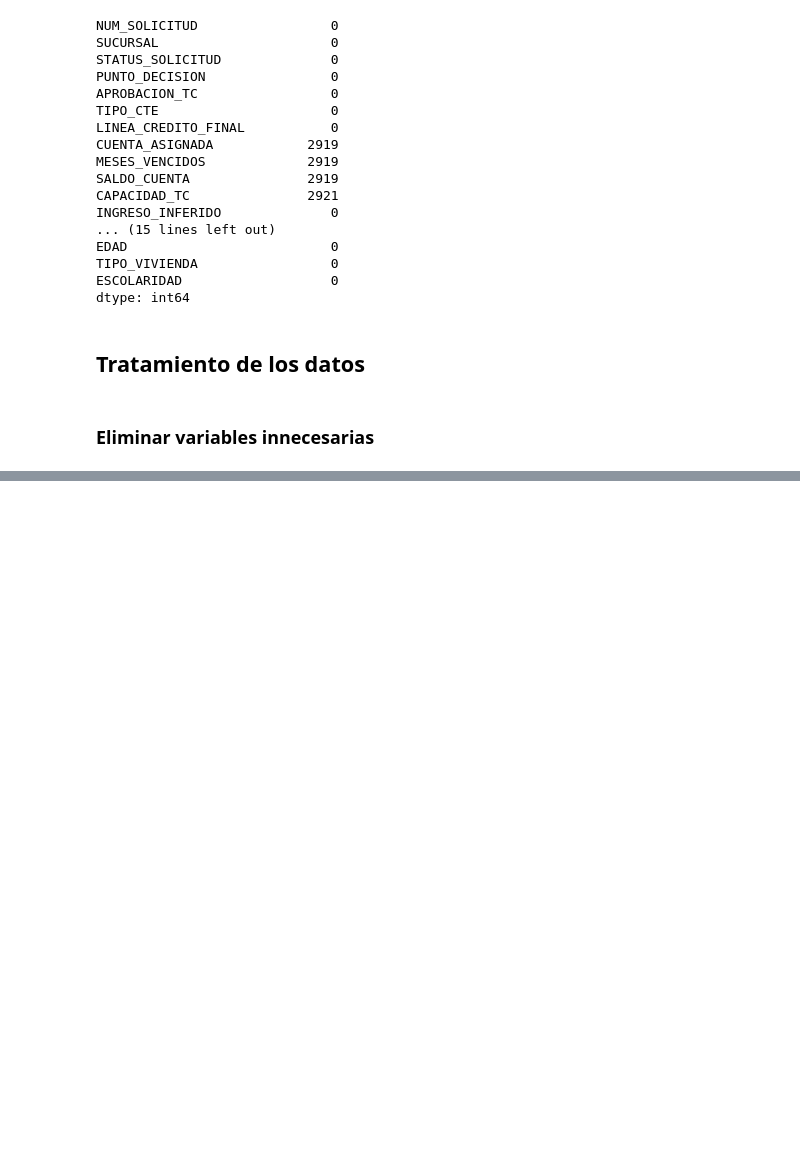
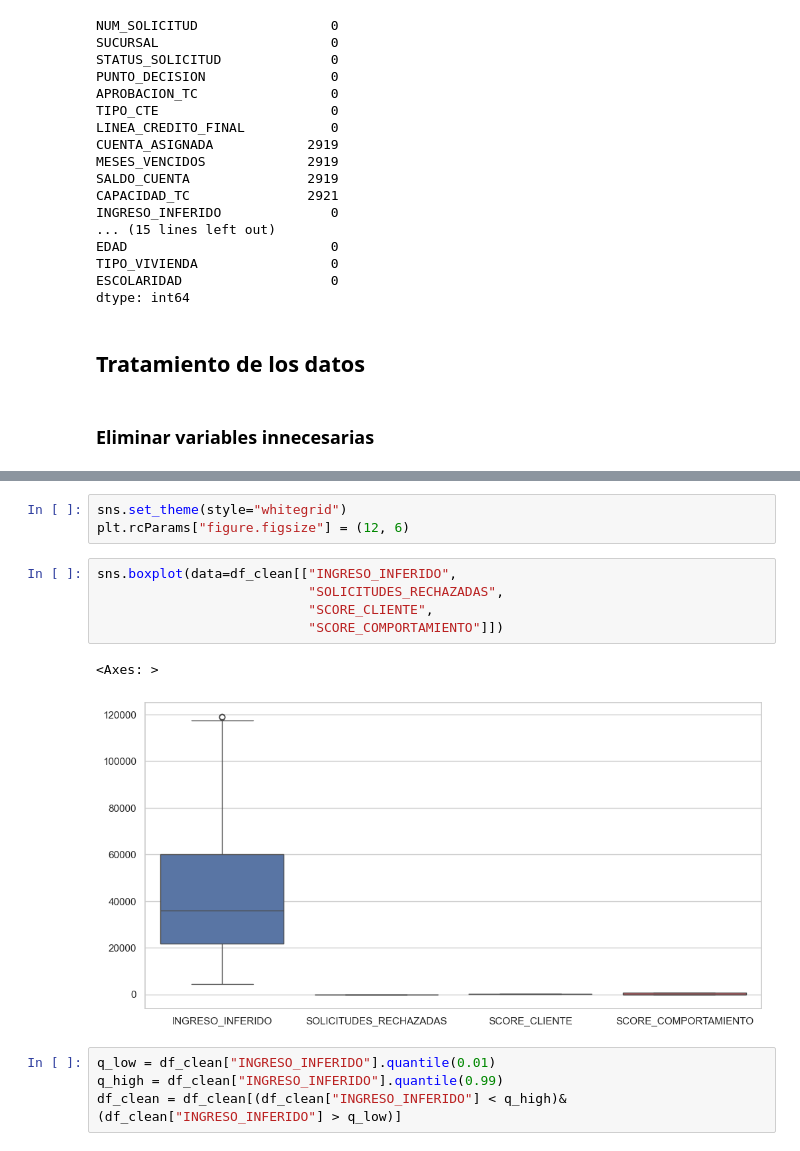
Before and after one commit to ElliotDM/inf_bancaria, a Jupyter notebook: notebooks/reporte.ipynb, the cells around one changed output, grey strips where cells are left out. Saved outputs shown, nothing was run; the diff lists cells and outputs as text; blank space fills up the shorter version.

```diff
--- a/notebooks/reporte.ipynb
+++ b/notebooks/reporte.ipynb
@@ -221,0 +221,15 @@ df_scores.plot(kind='scatter',
+# %%
+sns.set_theme(style="whitegrid")
+plt.rcParams["figure.figsize"] = (12, 6)
+# %%
+sns.boxplot(data=df_clean[["INGRESO_INFERIDO",
+                           "SOLICITUDES_RECHAZADAS",
+                           "SCORE_CLIENTE",
+                           "SCORE_COMPORTAMIENTO"]])
+# %% [output]
+<Axes: >
+[figure, added]
+# %%
+q_low = df_clean["INGRESO_INFERIDO"].quantile(0.01)
+q_high = df_clean["INGRESO_INFERIDO"].quantile(0.99)
+df_clean = df_clean[(df_clean["INGRESO_INFERIDO"] < q_high)&(df_clean["INGRESO_INFERIDO"] > q_low)]
```
Also changed, not shown: parts of 12 cells of this notebook, 3 other files.
